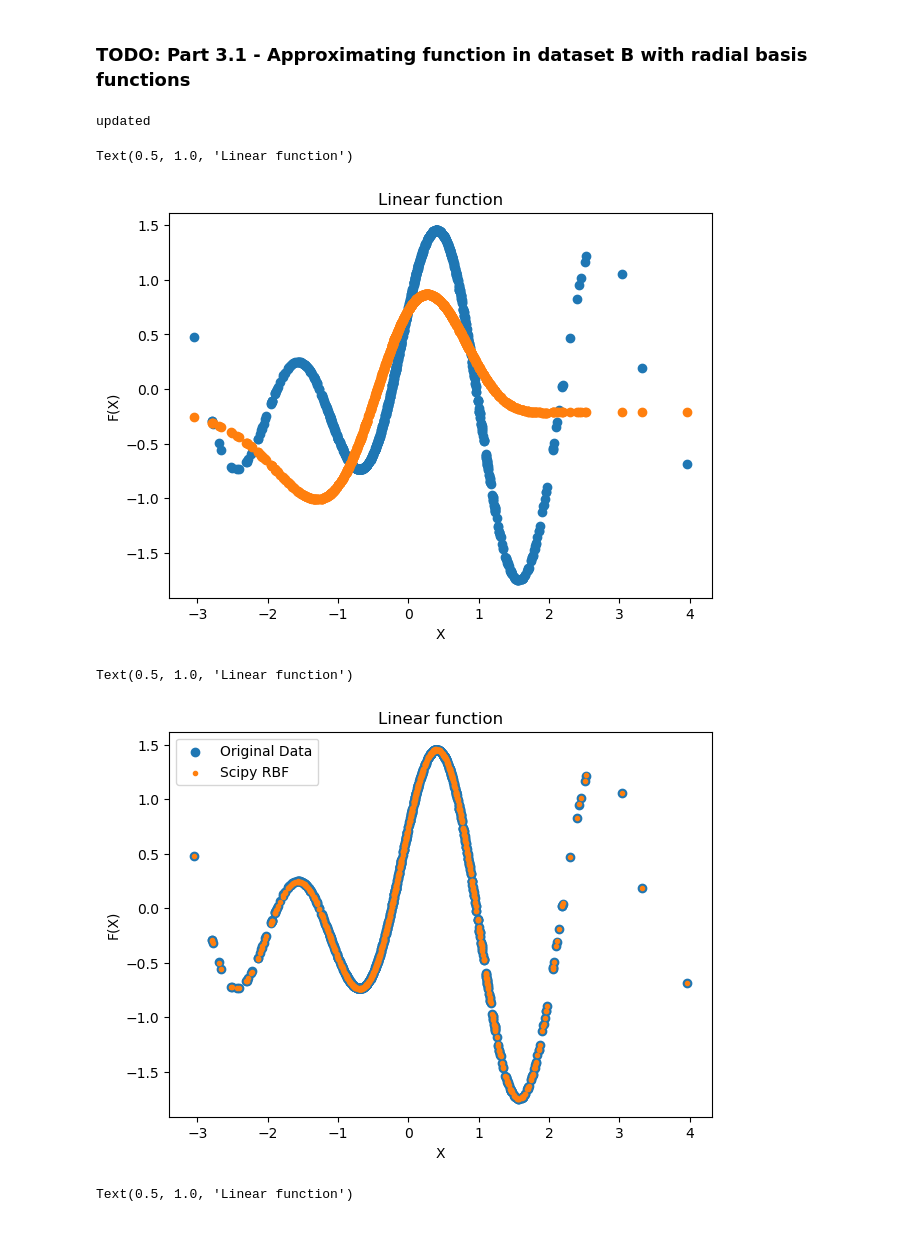
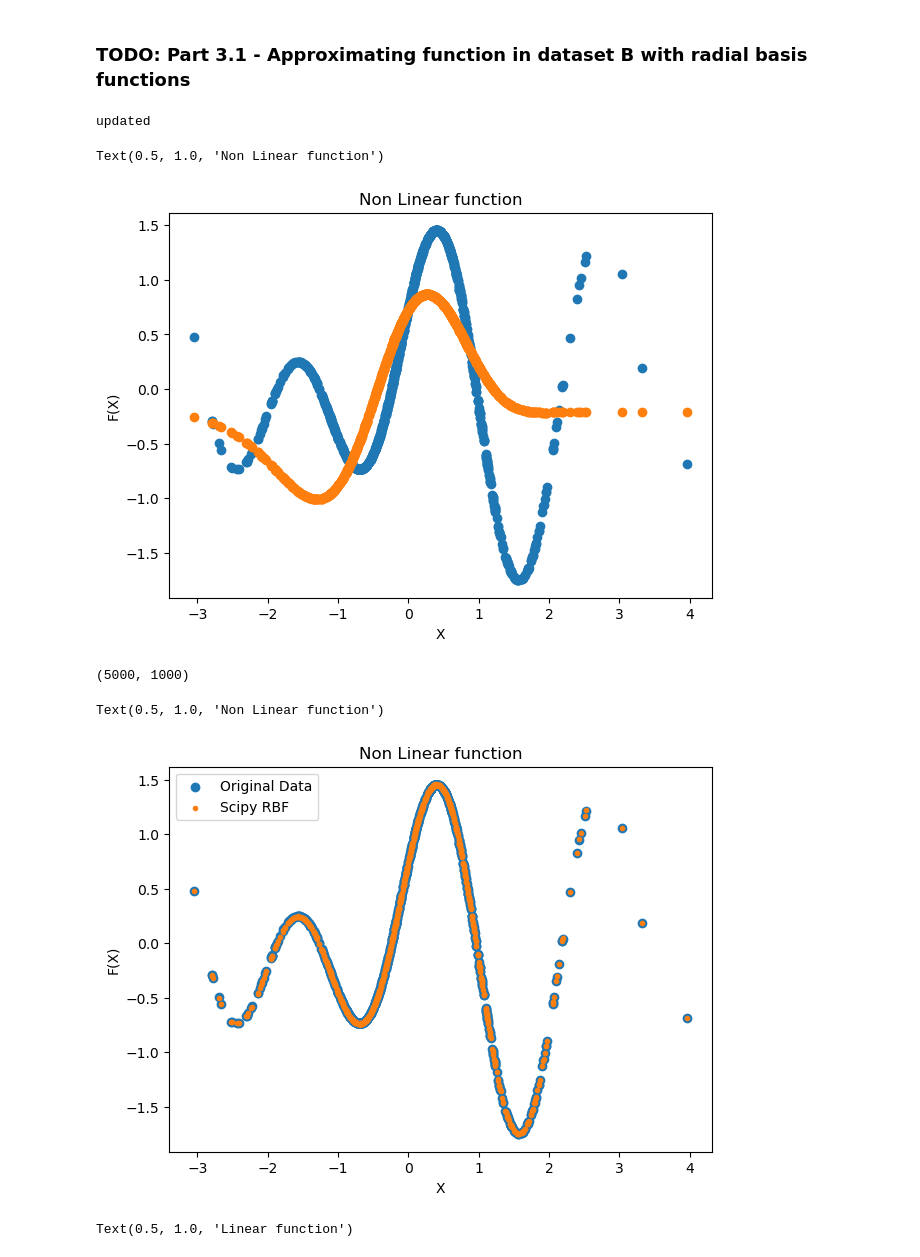
Before and after one commit to Augustin690/learning-dynamical-systems, a Jupyter notebook: src/part1/task1.ipynb, the cells around one changed output. Drawn from its saved outputs; the diff is of its cells as text; code cells hidden in the pictures.

```diff
--- a/src/part1/task1.ipynb
+++ b/src/part1/task1.ipynb
@@ -77,18 +77,22 @@ Text(0.5, 1.0, 'Linear function')
 # %%
 L = 5000
 phi_x_b = utils.approx_non_linear_function(X_B,Y_B,L,0.08)
 approx_y_3 = utils.transform(phi_x_b.T, utils.least_squares(phi_x_b.T, Y_B))
 
 fig, ax = plt.subplots(1,1, figsize =(7,5))
 ax.scatter(X_B,Y_B)
 ax.scatter(X_B, approx_y_3)
 ax.set_xlabel("X")
 ax.set_ylabel("F(X)")
-ax.set_title("Linear function")
+ax.set_title("Non Linear function")
 # %% [output]
 updated
-Text(0.5, 1.0, 'Linear function')
+Text(0.5, 1.0, 'Non Linear function')
-[figure, old version]
+[figure, new version]
+# %%
+phi_x_b.shape
+# %% [output]
+(5000, 1000)
 # %%
 #we cheat with interpolation built-in function
 approx_y_cheat = utils.built_int_interpolator(np.array([X_B]).T,Y_B,0.9)
@@ -99,10 +103,10 @@ ax.scatter(X_B, approx_y_cheat, marker= '.', label= 'Scipy RBF')
 plt.legend()
 ax.set_xlabel("X")
 ax.set_ylabel("F(X)")
-ax.set_title("Linear function")
+ax.set_title("Non Linear function")
 # %% [output]
-Text(0.5, 1.0, 'Linear function')
+Text(0.5, 1.0, 'Non Linear function')
-[figure, old version]
+[figure, new version]
 # %%
 L = 100
 phi_x_a = utils.approx_non_linear_function(X_A,Y_A,L,2)
```
Also changed, not shown: parts of 1 cell of this notebook, 3 other files.
